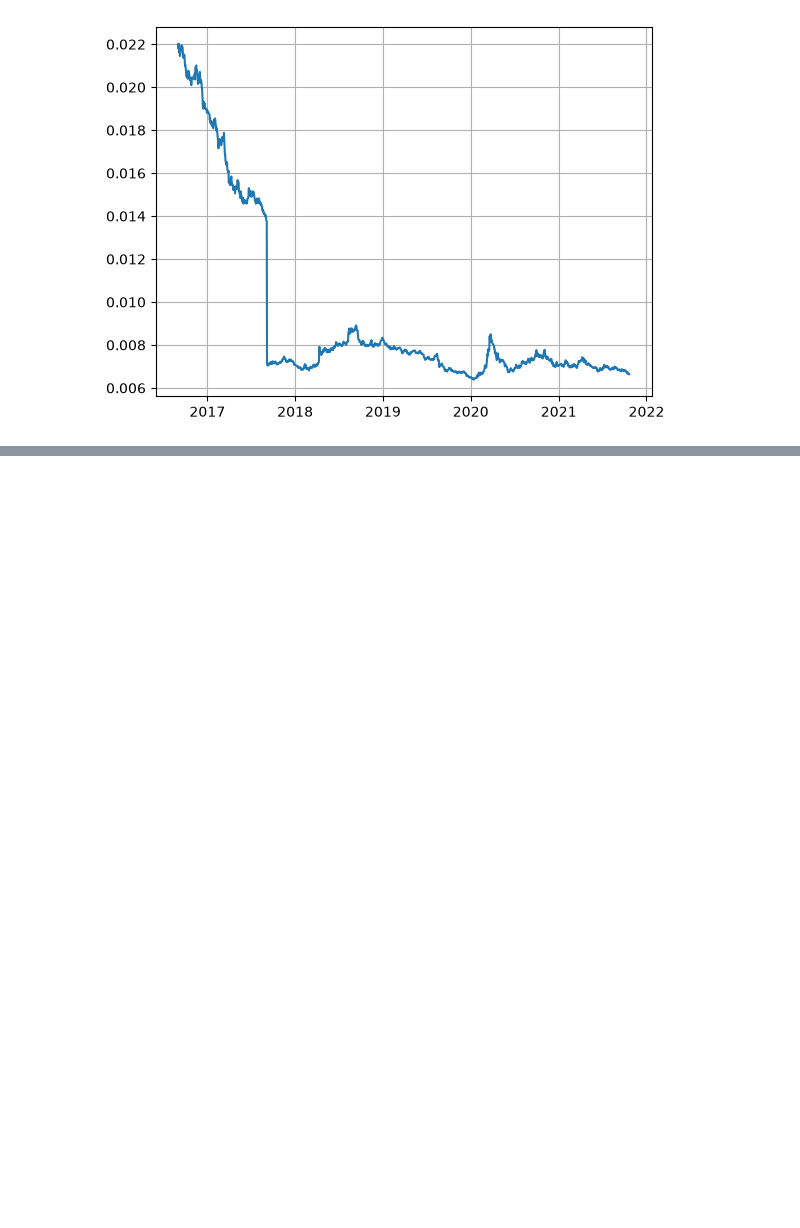
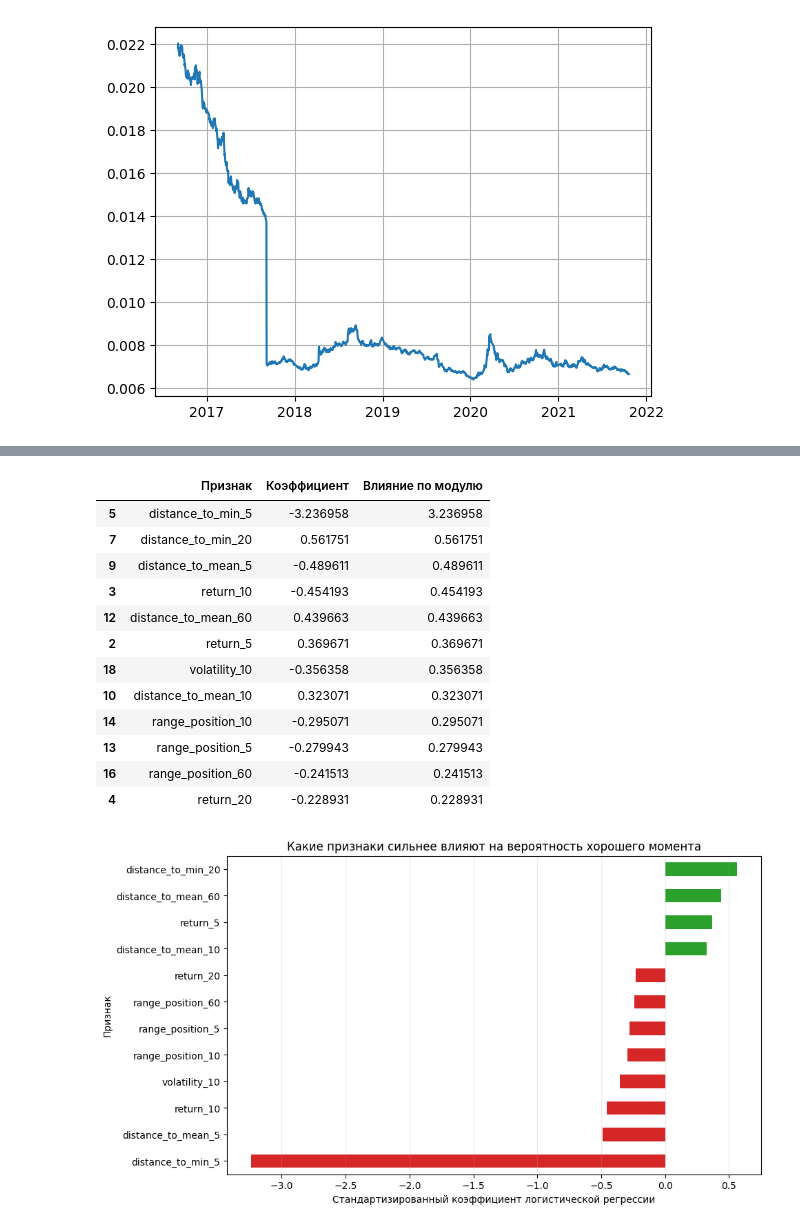
Before and after one commit to Dimon30/CIS_Traiding, a Jupyter notebook: analyse.ipynb, the cells around one changed output, grey strips where cells are left out. Saved outputs shown, nothing was run; the diff lists cells and outputs as text; code cells hidden in the pictures; blank space fills up the shorter version.

```diff
--- a/analyse.ipynb
+++ b/analyse.ipynb
@@ -48,0 +446,33 @@ plt.grid(True)
+# %%
+coefficients = pd.DataFrame({
+    'Признак': FEATURE_COLUMNS,
+    'Коэффициент': logreg.named_steps['model'].coef_[0],
+})
+coefficients['Влияние по модулю'] = coefficients['Коэффициент'].abs()
+coefficients = coefficients.sort_values('Влияние по модулю', ascending=False)
+display(coefficients.head(12))
+
+top_coefficients = coefficients.head(12).sort_values('Коэффициент')
+colors = np.where(top_coefficients['Коэффициент'] > 0, 'tab:green', 'tab:red')
+ax = top_coefficients.plot.barh(
+    x='Признак', y='Коэффициент', color=colors, legend=False, figsize=(10, 6)
+)
+ax.set_title('Какие признаки сильнее влияют на вероятность хорошего момента')
+ax.set_xlabel('Стандартизированный коэффициент логистической регрессии')
+ax.grid(axis='x', alpha=0.25)
+plt.show()
+# %% [output]
+|  | Признак | Коэффициент | Влияние по модулю |
+| 5 | distance_to_min_5 | -3.236958 | 3.236958 |
+| 7 | distance_to_min_20 | 0.561751 | 0.561751 |
+| 9 | distance_to_mean_5 | -0.489611 | 0.489611 |
+| 3 | return_10 | -0.454193 | 0.454193 |
+| 12 | distance_to_mean_60 | 0.439663 | 0.439663 |
+| 2 | return_5 | 0.369671 | 0.369671 |
+| 18 | volatility_10 | -0.356358 | 0.356358 |
+| 10 | distance_to_mean_10 | 0.323071 | 0.323071 |
+| 14 | range_position_10 | -0.295071 | 0.295071 |
+| 13 | range_position_5 | -0.279943 | 0.279943 |
+| 16 | range_position_60 | -0.241513 | 0.241513 |
+| 4 | return_20 | -0.228931 | 0.228931 |
+[figure, added]
```
Also changed, not shown: parts of 14 cells of this notebook, 11 other files.
